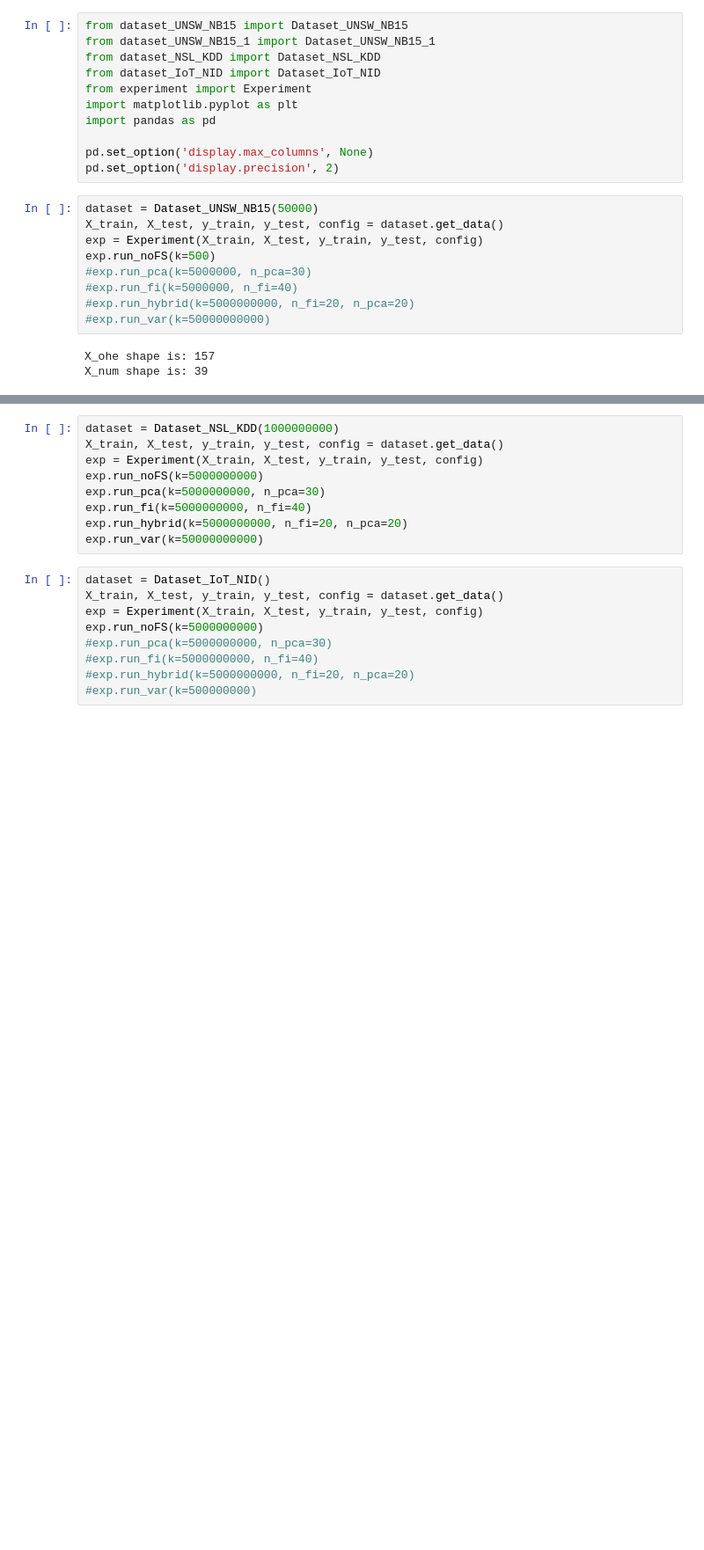
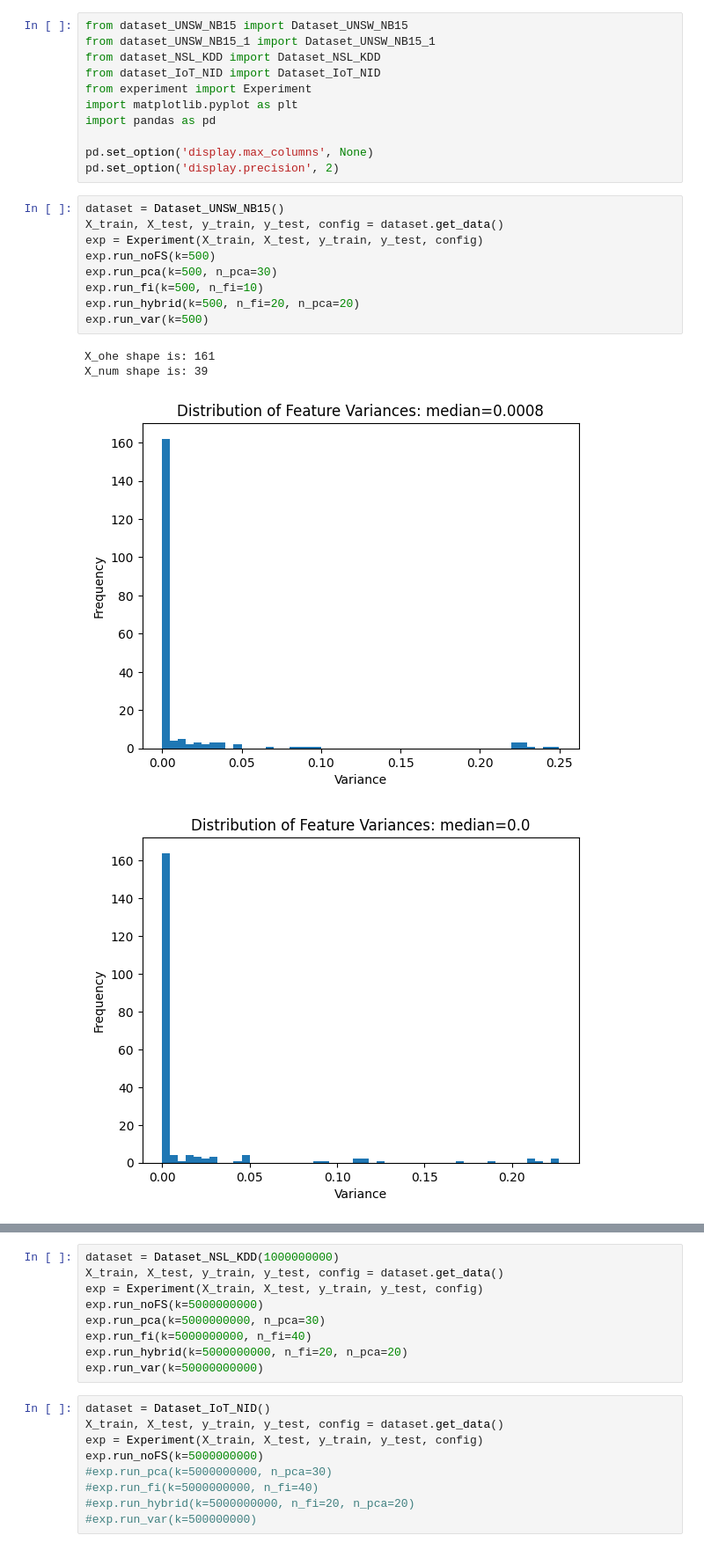
Before and after one commit to Sugata10723/IDS_IoT, a Jupyter notebook: main.ipynb, the cells around one changed output, grey strips where cells are left out. Shown at 88% size. Saved outputs shown, nothing was run; the diff lists cells and outputs as text; blank space fills up the shorter version.

```diff
--- a/main.ipynb
+++ b/main.ipynb
@@ -10,14 +10,16 @@ import pandas as pd
 pd.set_option('display.max_columns', None)
 pd.set_option('display.precision', 2)
 # %%
-dataset = Dataset_UNSW_NB15(50000)
+dataset = Dataset_UNSW_NB15()
 X_train, X_test, y_train, y_test, config = dataset.get_data()
 exp = Experiment(X_train, X_test, y_train, y_test, config)
 exp.run_noFS(k=500)
-#exp.run_pca(k=5000000, n_pca=30)
-#exp.run_fi(k=5000000, n_fi=40)
-#exp.run_hybrid(k=5000000000, n_fi=20, n_pca=20)
-#exp.run_var(k=50000000000)
+exp.run_pca(k=500, n_pca=30)
+exp.run_fi(k=500, n_fi=10)
+exp.run_hybrid(k=500, n_fi=20, n_pca=20)
+exp.run_var(k=500)
 # %% [output]
-X_ohe shape is: 157
+X_ohe shape is: 161
 X_num shape is: 39
+[figure, added]
+[figure, added]
```
Also changed, not shown: parts of 1 cell of this notebook, 1 other file.
